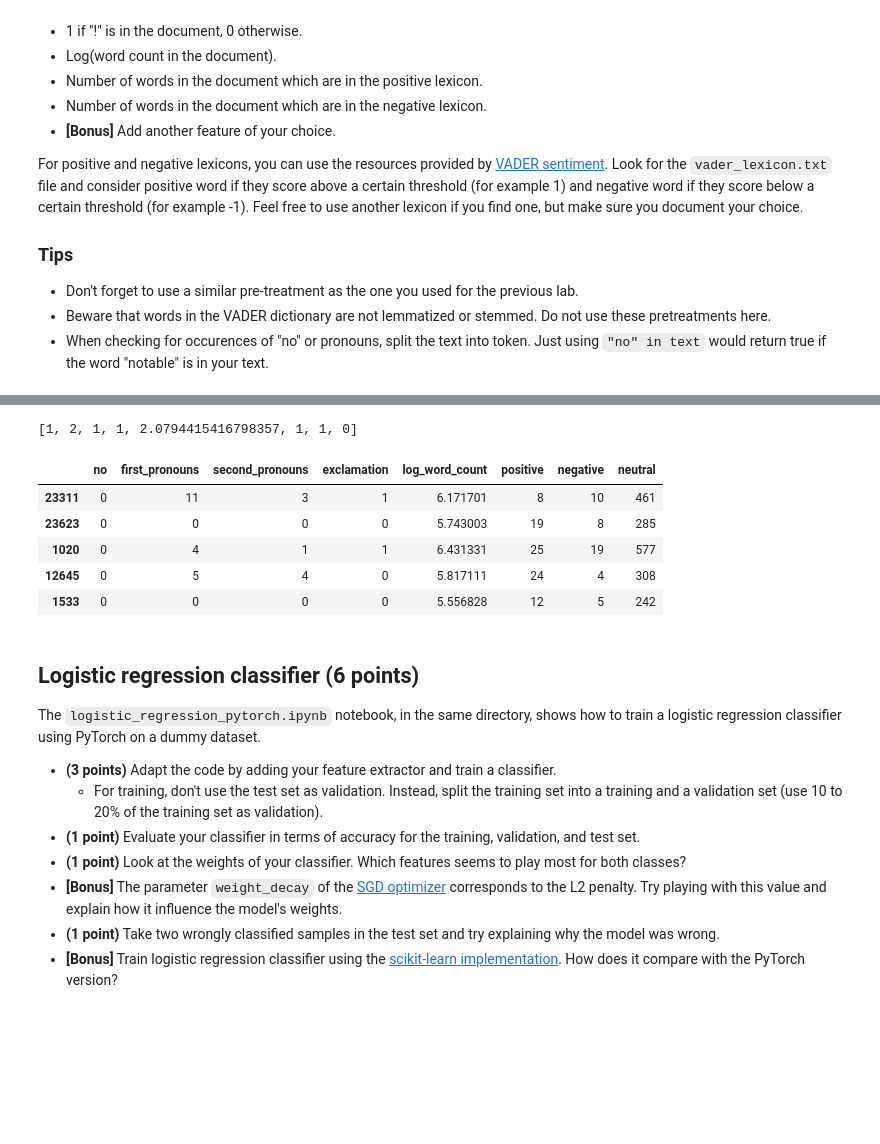
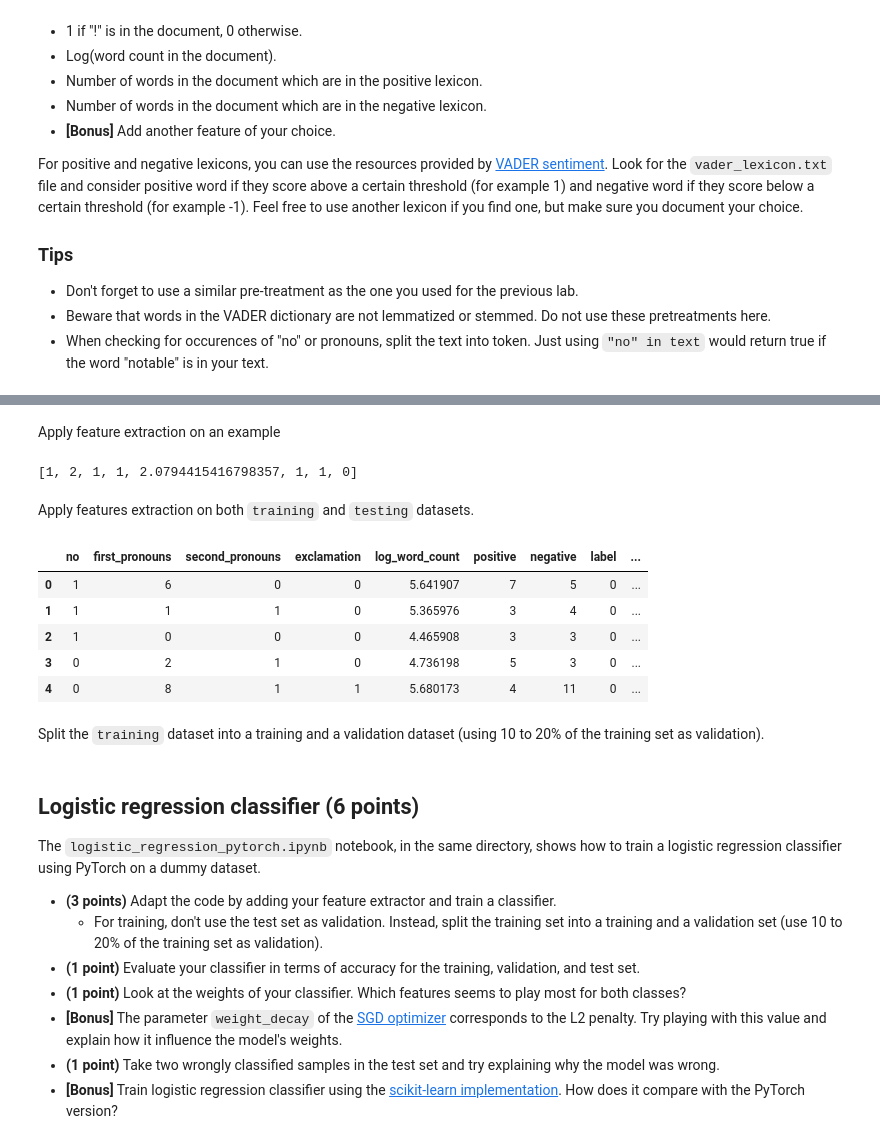
Before and after one commit to Bast-94/NLP-2023, a Jupyter notebook: lab03/lab03.ipynb, the cells around one changed output, grey strips where cells are left out. Drawn from its saved outputs; the diff is of its cells as text; code cells hidden in the pictures; blank space fills up the shorter version.

```diff
--- a/lab03/lab03.ipynb
+++ b/lab03/lab03.ipynb
@@ -39,4 +53,4 @@ For positive and negative lexicons, you can use the resources provided by [VADER
 # %%
 splits = ds.get_dataset_split_names('imdb')
-train_ds, test_ds = data.load_dataset(splits=splits[:2])
+train_ds, test_ds = data.load_datasets(splits=splits[:2])
 # %% [output]
@@ -100 +70,3 @@ def get_features(text):
+# %% [markdown]
+Apply feature extraction on an example
 # %%
@@ -120,4 +76,18 @@ def add_features(dataset):
+# %% [markdown]
+Apply features extraction on both `training` and `testing` datasets.
 # %%
-df_train = add_features(train_ds)
-df_test = add_features(test_ds)
+df_train: pd.DataFrame = features.add_features(train_ds, sid=sid)
+df_test: pd.DataFrame = features.add_features(test_ds, sid=sid)
+
+# Result example
+df_train.head()
+# %% [output]
+|  | no | first_pronouns | second_pronouns | exclamation | log_word_count | positive | negative | label | ... |
+| 0 | 1 | 6 | 0 | 0 | 5.641907 | 7 | 5 | 0 | ... |
+| 1 | 1 | 1 | 1 | 0 | 5.365976 | 3 | 4 | 0 | ... |
+| 2 | 1 | 0 | 0 | 0 | 4.465908 | 3 | 3 | 0 | ... |
+| 3 | 0 | 2 | 1 | 0 | 4.736198 | 5 | 3 | 0 | ... |
+| 4 | 0 | 8 | 1 | 1 | 5.680173 | 4 | 11 | 0 | ... |
+# %% [markdown]
+Split the `training` dataset into a training and a validation dataset (using 10 to 20% of the training set as validation).
 # %%
@@ -128,13 +94,4 @@ from sklearn.model_selection import train_test_split
 X_train, X_val, y_train, y_val = train_test_split(df_train.drop(columns=["label"]), df_train["label"], test_size=0.2, random_state=42)
-# %%
-X_train.head()
-# %% [output]
-|  | no | first_pronouns | second_pronouns | exclamation | log_word_count | positive | negative | neutral |
-| 23311 | 0 | 11 | 3 | 1 | 6.171701 | 8 | 10 | 461 |
-| 23623 | 0 | 0 | 0 | 0 | 5.743003 | 19 | 8 | 285 |
-| 1020 | 0 | 4 | 1 | 1 | 6.431331 | 25 | 19 | 577 |
-| 12645 | 0 | 5 | 4 | 0 | 5.817111 | 24 | 4 | 308 |
-| 1533 | 0 | 0 | 0 | 0 | 5.556828 | 12 | 5 | 242 |
 # %% [markdown]
 ## Logistic regression classifier (6 points)
 
```
Also changed, not shown: parts of 24 cells of this notebook, 3 other files.
